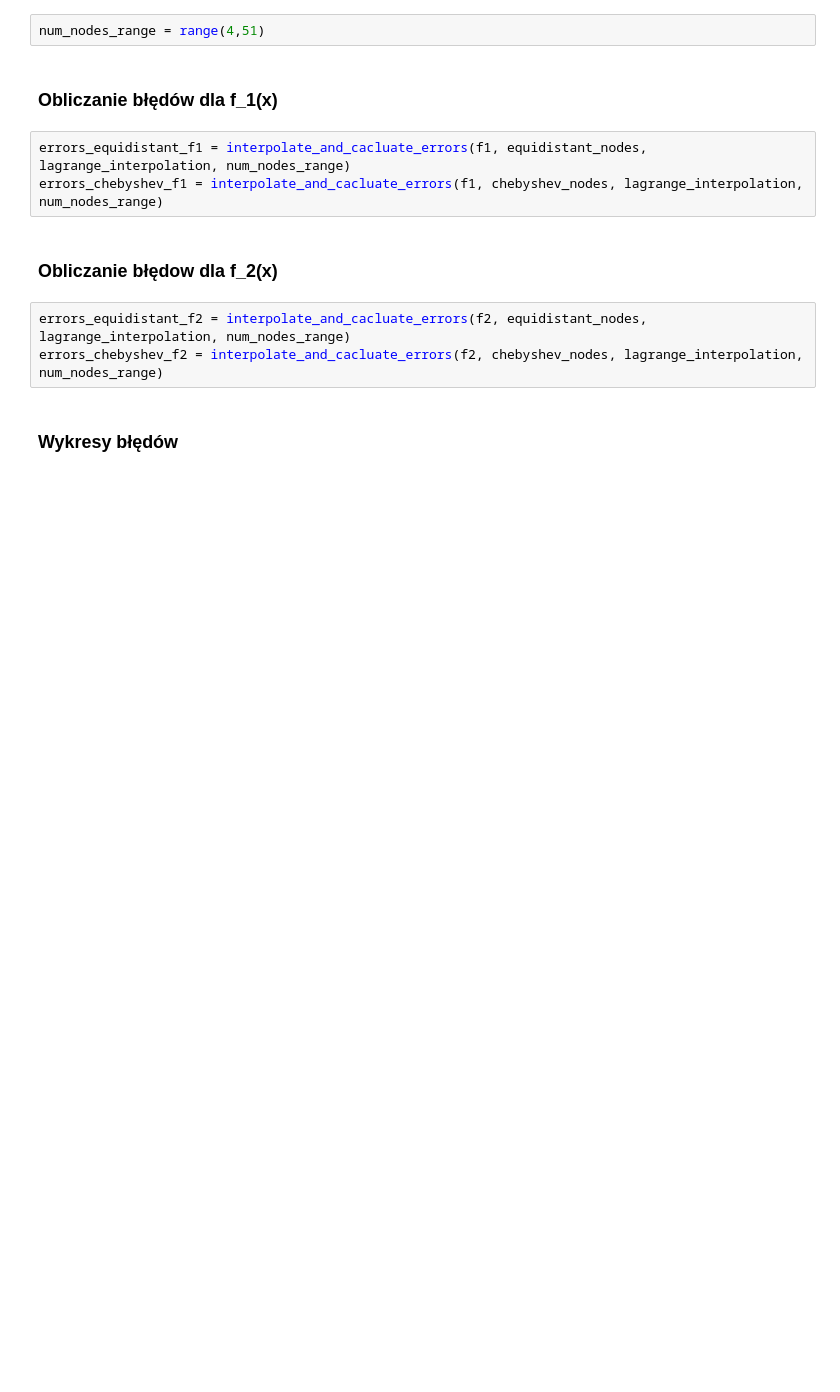
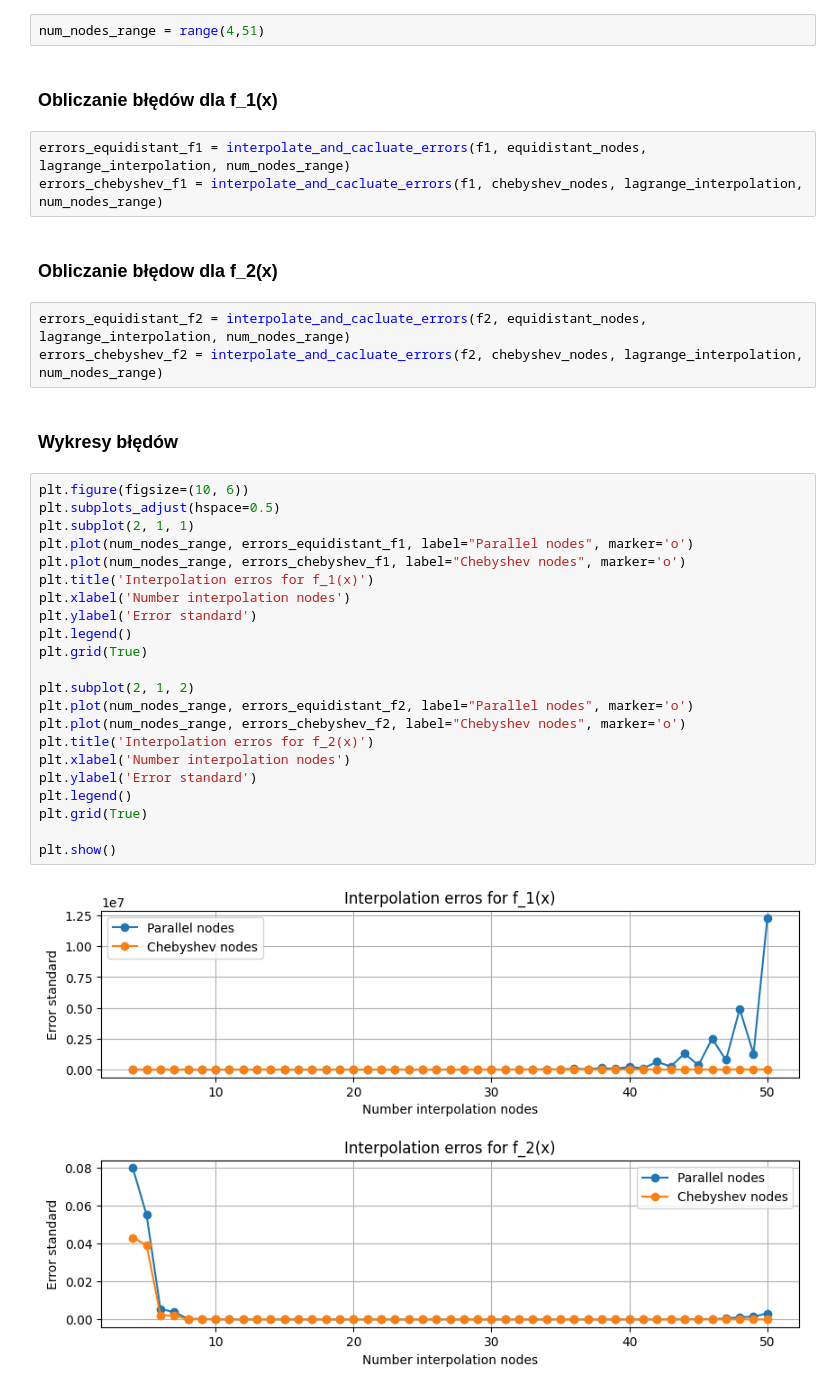
Before and after one commit to arturgesiarz/CalculationTechMethods-Course, a Jupyter notebook: lab04/ex1.ipynb, the cells around one changed output. Cells and saved outputs as stored; diff of their text form; blank space fills up the shorter version.

Commit message:
Added plots

```diff
--- a/lab04/ex1.ipynb
+++ b/lab04/ex1.ipynb
@@ -130,3 +130,27 @@ errors_equidistant_f2 = interpolate_and_cacluate_errors(f2, equidistant_nodes, l
 errors_chebyshev_f2 = interpolate_and_cacluate_errors(f2, chebyshev_nodes, lagrange_interpolation, num_nodes_range)
 # %% [markdown]
 ### Wykresy błędów
+# %%
+plt.figure(figsize=(10, 6))
+plt.subplots_adjust(hspace=0.5)
+plt.subplot(2, 1, 1)
+plt.plot(num_nodes_range, errors_equidistant_f1, label="Parallel nodes", marker='o')
+plt.plot(num_nodes_range, errors_chebyshev_f1, label="Chebyshev nodes", marker='o')
+plt.title('Interpolation erros for f_1(x)')
+plt.xlabel('Number interpolation nodes')
+plt.ylabel('Error standard')
+plt.legend()
+plt.grid(True)
+
+plt.subplot(2, 1, 2)
+plt.plot(num_nodes_range, errors_equidistant_f2, label="Parallel nodes", marker='o')
+plt.plot(num_nodes_range, errors_chebyshev_f2, label="Chebyshev nodes", marker='o')
+plt.title('Interpolation erros for f_2(x)')
+plt.xlabel('Number interpolation nodes')
+plt.ylabel('Error standard')
+plt.legend()
+plt.grid(True)
+
+plt.show()
+# %% [output]
+[figure, added]
```
